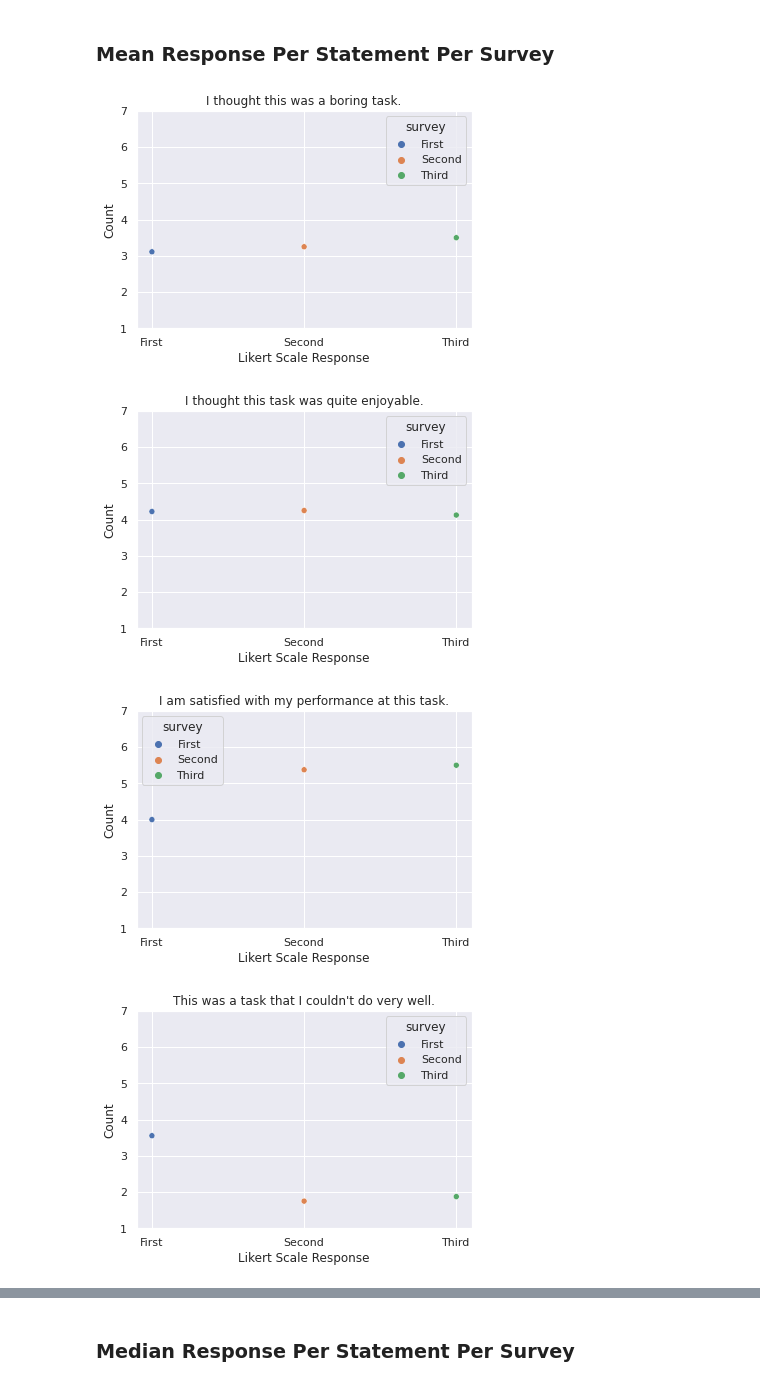
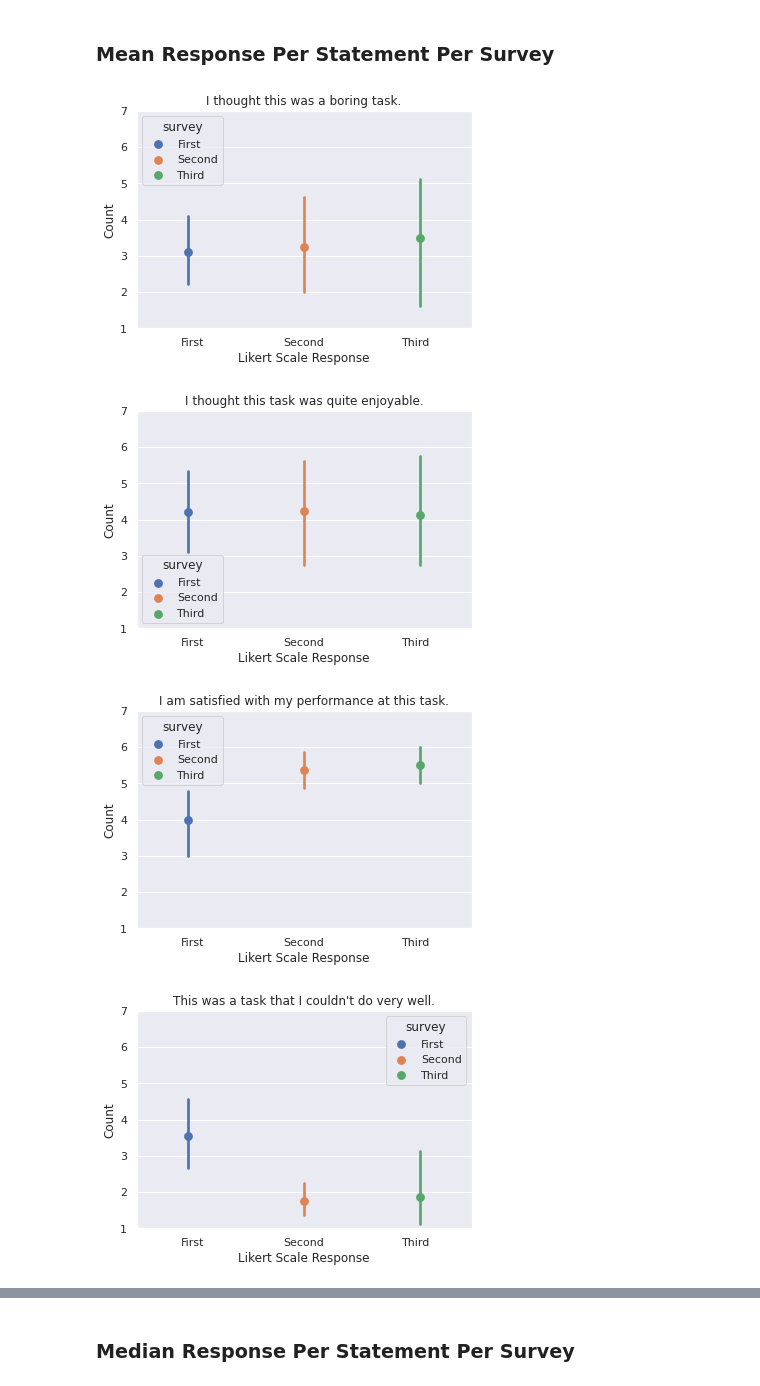
Before and after one commit to hermana/hci-experiment-analysis, a Jupyter notebook: no_guide_analysis.ipynb, the cells around one changed output, grey strips where cells are left out. Drawn from its saved outputs; the diff is of its cells as text; code cells hidden in the pictures.

Commit message:
cis and error bars

```diff
--- a/no_guide_analysis.ipynb
+++ b/no_guide_analysis.ipynb
@@ -258,15 +258,19 @@ for likert_data in MOTIVATION_SHORT_LIKERT_COLUMNS:
 # %% [markdown]
 ### Mean Response Per Statement Per Survey
 # %%
-mean_responses = all_surveys.groupby('survey').mean()
+# mean_responses = all_surveys.groupby('survey').mean()
+
+# mean_responses['survey'] = mean_responses.index
 
 for likert_data in MOTIVATION_SHORT_LIKERT_COLUMNS:
     plt.figure()
     plt.ylim(1, 7)
-    sns.scatterplot(data=mean_responses, hue='survey', x='survey', y=likert_data).set(title=MOTIVATION_STATEMENTS[likert_data], xlabel="Likert Scale Response", ylabel="Count")
+    sns.pointplot(data=all_surveys, x='survey', y=likert_data, hue='survey', dodge=True, errorbar=('ci', 95)).set(title=MOTIVATION_STATEMENTS[likert_data], xlabel="Likert Scale Response", ylabel="Count")
+    # sns.pointplot(data=mean_responses, x='survey', y=likert_data, hue='survey', dodge=True, errorbar=('ci', 95)).set(title=MOTIVATION_STATEMENTS[likert_data], xlabel="Likert Scale Response", ylabel="Count")
+    # sns.scatterplot(data=mean_responses, hue='survey', x='survey', y=likert_data).set(title=MOTIVATION_STATEMENTS[likert_data], xlabel="Likert Scale Response", ylabel="Count")
     plt.savefig(f"./plots/motivation_all_surveys_mean_scatterplots/{likert_data}.png")
 # %% [output]
-[figure, old version]
+[figure, new version]
-[figure, old version]
+[figure, new version]
-[figure, old version]
+[figure, new version]
-[figure, old version]
+[figure, new version]
```
Also changed, not shown: parts of 7 cells of this notebook, 9 other files.
